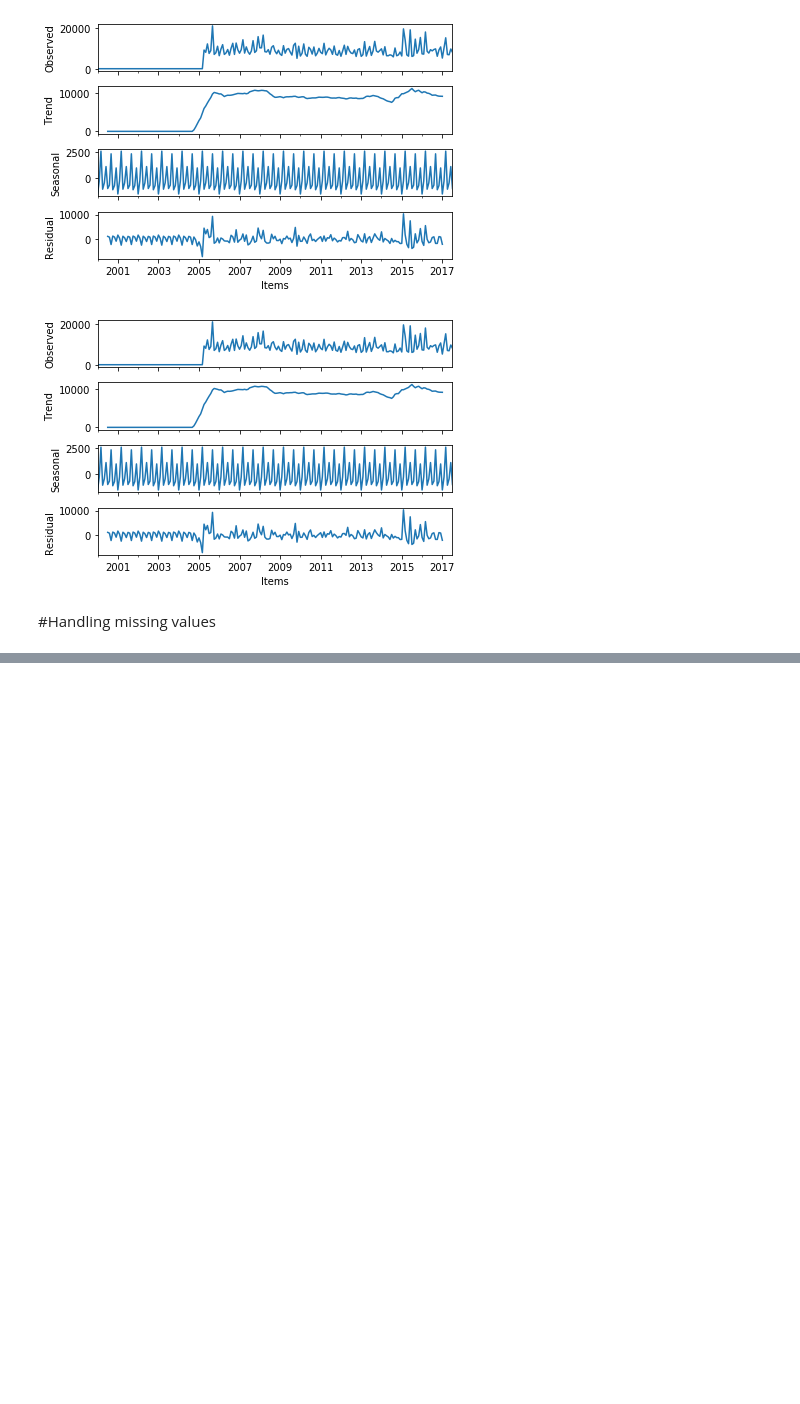
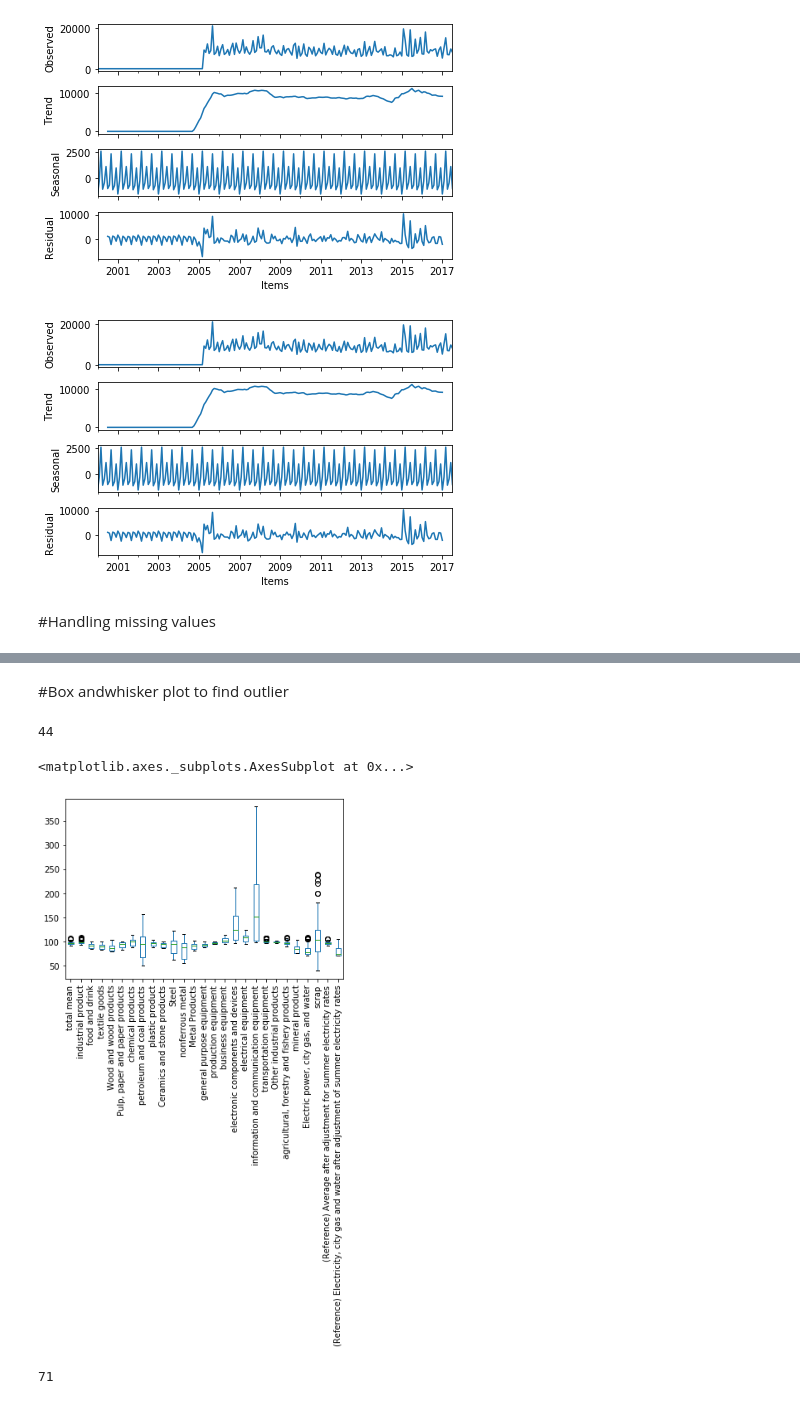
Before and after one commit to aang13/Google_colab_projects, a Jupyter notebook: MonthLy_Motor_Vehicle_Prediction.ipynb, the cells around one changed output, grey strips where cells are left out. Saved outputs shown, nothing was run; the diff lists cells and outputs as text; code cells hidden in the pictures; blank space fills up the shorter version.

```diff
--- a/MonthLy_Motor_Vehicle_Prediction.ipynb
+++ b/MonthLy_Motor_Vehicle_Prediction.ipynb
@@ -511,3 +511,7 @@ seasonal_decompostion.plot()
 ![alt text](https://miro.medium.com/max/1589/1*_RA3mCS30Pr0vUxbp25Yxw.png)
 
 https://towardsdatascience.com/how-to-handle-missing-data-8646b18db0d4
+# %%
+corporatePriceIndexBasicClassification=corporatePriceIndexBasicClassification.interpolate(method='linear', order=2,limit_direction ='forward')
+corporatePriceIndexBasicClassification=corporatePriceIndexBasicClassification.interpolate(method='linear', order=2,limit_direction ='backward')
+corporatePriceIndexBasicClassification.to_excel(path+'Corporate Price Index _ Basic Classification.xlsm')
@@ -513,0 +541,15 @@ https://towardsdatascience.com/how-to-handle-missing-data-8646b18db0d4
+# %% [markdown]
+#Box andwhisker plot to find outlier
+# %%
+len(corporatePriceIndexBasicClassification.columns)
+# %% [output]
+44
+# %%
+corporatePriceIndexBasicClassification.iloc[:,1:28].boxplot(grid=False, rot=90, fontsize=10)
+# %% [output]
+<matplotlib.axes._subplots.AxesSubplot at 0x...>
+[figure, added]
+# %%
+len(CorporatePriceIndexIndicesbyDemandStageandUse.columns)
+# %% [output]
+71
```
Also changed, not shown: parts of 18 cells of this notebook.
